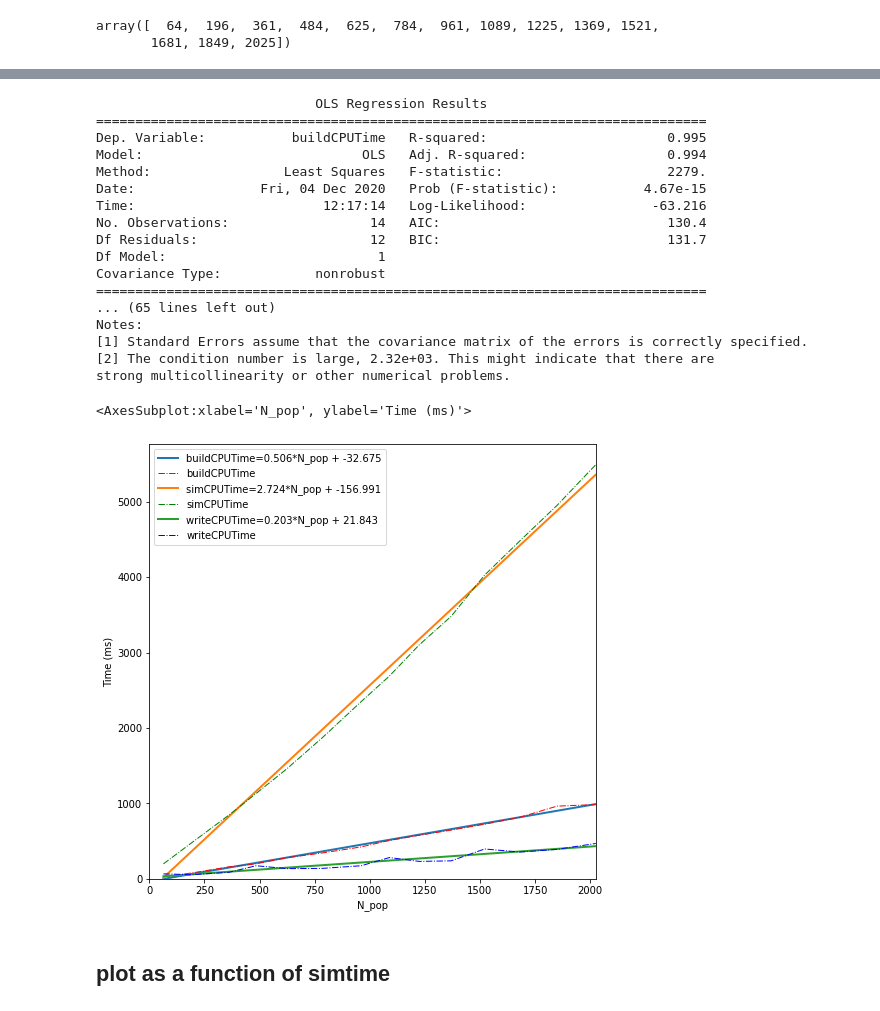
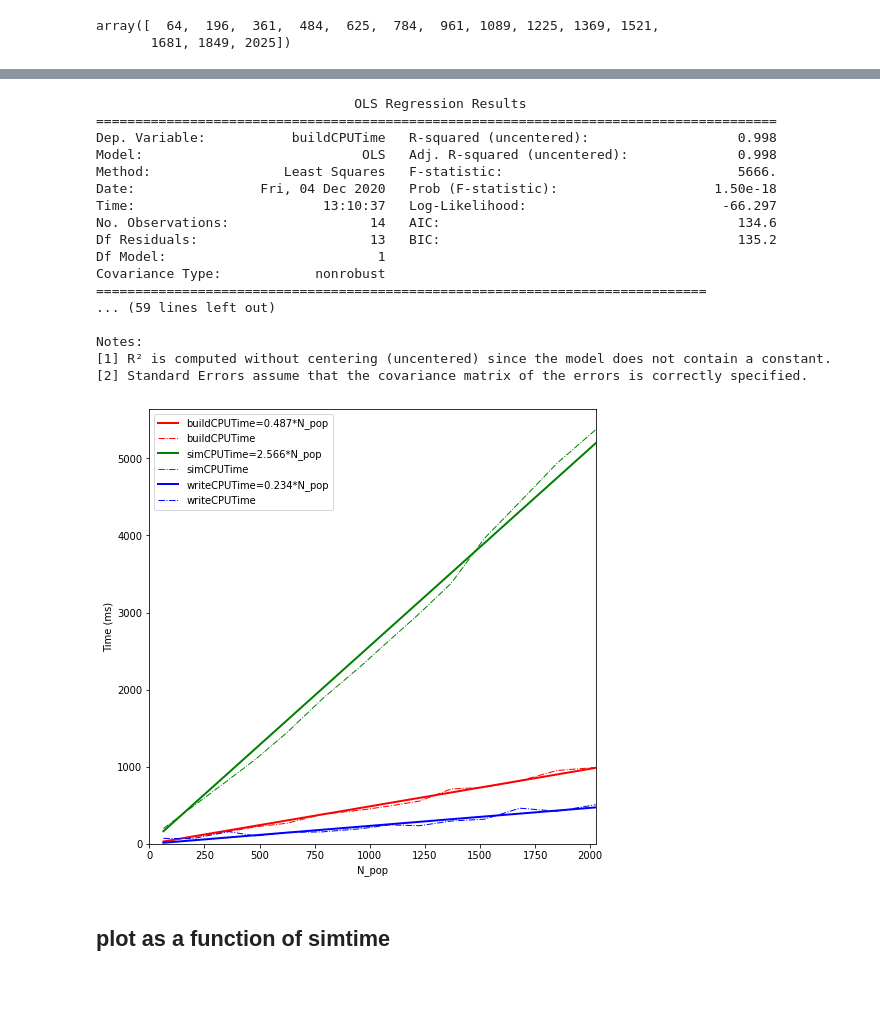
Before and after one commit to SpikeAI/2020-12_brainhack_Project7, a Jupyter notebook: benchmark/B_running-time.ipynb, the cells around one changed output, grey strips where cells are left out. Cells and saved outputs as stored; diff of their text form; code cells hidden in the pictures.

```diff
--- a/benchmark/B_running-time.ipynb
+++ b/benchmark/B_running-time.ipynb
@@ -7,4 +28,4 @@
 # %% [markdown]
 ## initializing parameters
 # %%
-tag = '2020-12-04_scan'
+tag = '2020-12-04_scan_' + simulator
@@ -76,7 +79,7 @@ def scan(variable, values, tag=tag, verbose=verbose):
 import matplotlib.pyplot as plt
 
 # https://stackoverflow.com/questions/31978948/python-stats-models-quadratic-term-in-regression
-def plot(df):
+def plot(df, do_intercept=False):
     variable = df.columns[0]
     fig, ax = plt.subplots(figsize=(8,8))
 
@@ -84,24 +87,30 @@ def plot(df):
                                 ['r', 'g', 'b']):
 
         import patsy
-        y, X = patsy.dmatrices(f'{regressor} ~ {variable}', data=df, return_type='dataframe')
+        if do_intercept:
+            y, X = patsy.dmatrices(f'{regressor} ~ {variable}', data=df, return_type='dataframe')
+        else:
+            y, X = patsy.dmatrices(f'{regressor} ~ 0 + {variable}', data=df, return_type='dataframe')
 
         import statsmodels.api as sm
         fit = sm.OLS(y, X).fit()
         print(fit.summary())
 
-        intercept = fit.params.Intercept
+        if do_intercept: intercept = fit.params.Intercept
         slope = fit.params[variable]
 
         values = np.array(df[variable])
-        ax.plot(values, intercept + slope*values, c=color, lw=2, label=f"{regressor}={slope:.3f}*{variable} + {intercept:.3f}")
+        if do_intercept:
+            ax.plot(values, intercept + slope*values, c=color, lw=2, label=f"{regressor}={slope:.3f}*{variable} + {intercept:.3f}")
+        else:
+            ax.plot(values, slope*values, c=color, lw=2, label=f"{regressor}={slope:.3f}*{variable}")
         df.plot(x=variable, y=regressor, c=color, lw=1, ls='-.', ax=ax, legend=False)
 
     ax.set_xlim(0)
     ax.set_ylabel('Time (ms)')
     ax.set_ylim(0)
     ax.legend()
-    return ax
+    return fig, ax
 # %% [markdown]
 ## plot as a function of neuron numbers
 # %%
@@ -134,24 +143,23 @@ variable='N_pop'---value=625
 variable='N_pop'---value=784
 ... (16 outputs left out)
-# %%
-plot(results_pop)
-# %% [output]
-                            OLS Regression Results
-==============================================================================
-Dep. Variable:           buildCPUTime   R-squared:                       0.995
-Model:                            OLS   Adj. R-squared:                  0.994
-Method:                 Least Squares   F-statistic:                     2279.
-Date:                Fri, 04 Dec 2020   Prob (F-statistic):           4.67e-15
-Time:                        12:17:14   Log-Likelihood:                -63.216
-No. Observations:                  14   AIC:                             130.4
-Df Residuals:                      12   BIC:                             131.7
-Df Model:                           1
-Covariance Type:            nonrobust
-==============================================================================
-... (65 lines left out)
-Notes:
-[1] Standard Errors assume that the covariance matrix of the errors is correctly specified.
-[2] The condition number is large, 2.32e+03. This might indicate that there are
-strong multicollinearity or other numerical problems.
-<AxesSubplot:xlabel='N_pop', ylabel='Time (ms)'>
-[figure, removed]
+# %%
+fig, ax = plot(results_pop)
+# %% [output]
+                                 OLS Regression Results
+=======================================================================================
+Dep. Variable:           buildCPUTime   R-squared (uncentered):                   0.998
+Model:                            OLS   Adj. R-squared (uncentered):              0.998
+Method:                 Least Squares   F-statistic:                              5666.
+Date:                Fri, 04 Dec 2020   Prob (F-statistic):                    1.50e-18
+Time:                        13:10:37   Log-Likelihood:                         -66.297
+No. Observations:                  14   AIC:                                      134.6
+Df Residuals:                      13   BIC:                                      135.2
+Df Model:                           1
+Covariance Type:            nonrobust
+==============================================================================
+... (59 lines left out)
+
+Notes:
+[1] R² is computed without centering (uncentered) since the model does not contain a constant.
+[2] Standard Errors assume that the covariance matrix of the errors is correctly specified.
+[figure, added]
```
Also changed, not shown: parts of 16 cells of this notebook, 6 other files.
